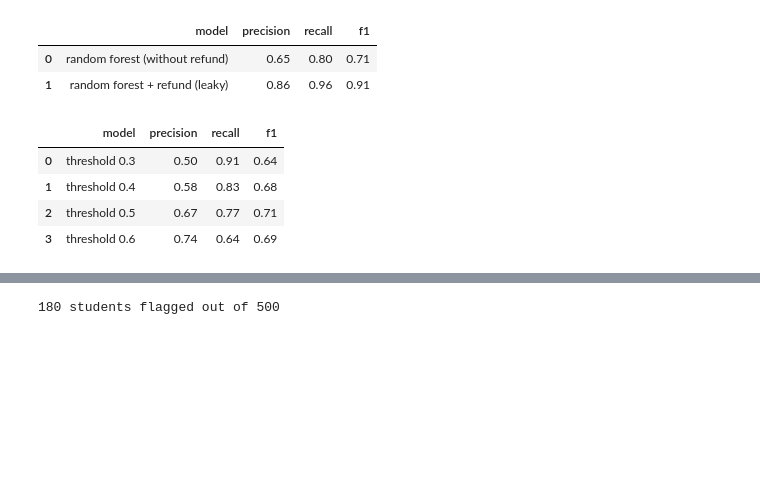
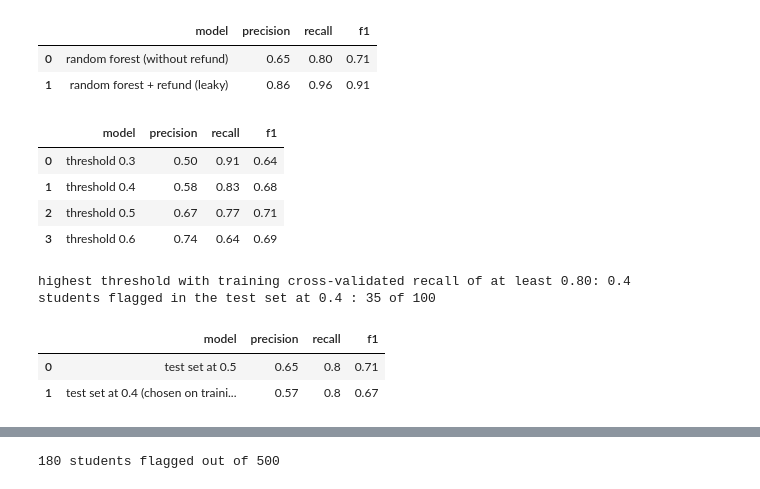
Before and after one commit to simranduggal75/student-success-assistant, a Jupyter notebook: notebooks/04_model.ipynb, the cells around one changed output, grey strips where cells are left out. Cells and saved outputs as stored; diff of their text form; code cells hidden in the pictures; blank space fills up the shorter version.

Commit message:
Harden LLM judge, add mocked tests and CI, check threshold on training data only (closes #24)

```diff
--- a/notebooks/04_model.ipynb
+++ b/notebooks/04_model.ipynb
@@ -136,3 +136,21 @@ pd.DataFrame(rows)
 | 1 | threshold 0.4 | 0.58 | 0.83 | 0.68 |
 | 2 | threshold 0.5 | 0.67 | 0.77 | 0.71 |
 | 3 | threshold 0.6 | 0.74 | 0.64 | 0.69 |
+# %%
+#threshold chosen on the training students only, then checked once on the test set
+cv_tr = StratifiedKFold(5, shuffle=True, random_state=42)
+prob_tr = cross_val_predict(rf, Xtr, ytr, cv=cv_tr, method="predict_proba")[:, 1]
+ok = [t for t in np.arange(0.2, 0.8, 0.05)
+      if score("", ytr, (prob_tr >= t).astype(int))["recall"] >= 0.80]
+chosen = round(max(ok), 2)
+prob_te = rf.predict_proba(Xte)[:, 1]
+print("highest threshold with training cross-validated recall of at least 0.80:", chosen)
+print("students flagged in the test set at", chosen, ":", int((prob_te >= chosen).sum()), "of", len(yte))
+pd.DataFrame([score("test set at 0.5", yte, (prob_te >= 0.5).astype(int)),
+              score(f"test set at {chosen} (chosen on training data)", yte, (prob_te >= chosen).astype(int))])
+# %% [output]
+highest threshold with training cross-validated recall of at least 0.80: 0.4
+students flagged in the test set at 0.4 : 35 of 100
+|  | model | precision | recall | f1 |
+| 0 | test set at 0.5 | 0.65 | 0.8 | 0.71 |
+| 1 | test set at 0.4 (chosen on traini... | 0.57 | 0.8 | 0.67 |
```
Also changed, not shown: parts of 3 cells of this notebook, 6 other files.
